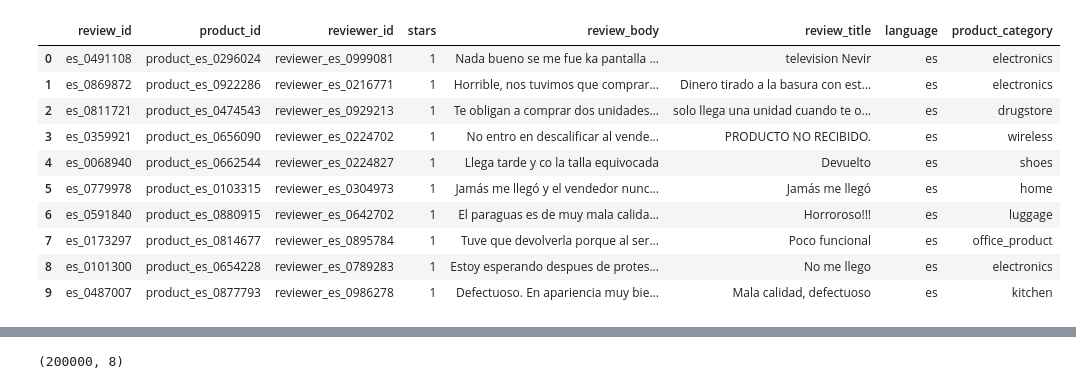
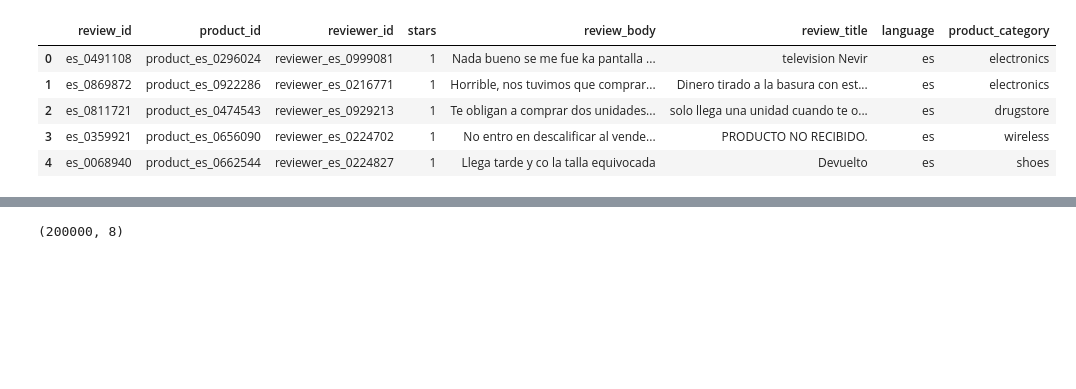
Before and after one commit to lusalmeron/Acamica-DS-Proyecto-3-NLP, a Jupyter notebook: Proyecto_3.ipynb, the cells around one changed output, grey strips where cells are left out. Cells and saved outputs as stored; diff of their text form; code cells hidden in the pictures; blank space fills up the shorter version.

```diff
--- a/Proyecto_3.ipynb
+++ b/Proyecto_3.ipynb
@@ -6,19 +6,14 @@ import seaborn as sns
 sns.set()
 # %%
 data = pd.read_json("dataset_amazon/dataset_es_train.json", lines = True)
-data.head(10)
+data.head()
 # %% [output]
 |  | review_id | product_id | reviewer_id | stars | review_body | review_title | language | product_category |
 | 0 | es_0491108 | product_es_0296024 | reviewer_es_0999081 | 1 | Nada bueno se me fue ka pantalla ... | television Nevir | es | electronics |
 | 1 | es_0869872 | product_es_0922286 | reviewer_es_0216771 | 1 | Horrible, nos tuvimos que comprar... | Dinero tirado a la basura con est... | es | electronics |
 | 2 | es_0811721 | product_es_0474543 | reviewer_es_0929213 | 1 | Te obligan a comprar dos unidades... | solo llega una unidad cuando te o... | es | drugstore |
 | 3 | es_0359921 | product_es_0656090 | reviewer_es_0224702 | 1 | No entro en descalificar al vende... | PRODUCTO NO RECIBIDO. | es | wireless |
 | 4 | es_0068940 | product_es_0662544 | reviewer_es_0224827 | 1 | Llega tarde y co la talla equivocada | Devuelto | es | shoes |
-| 5 | es_0779978 | product_es_0103315 | reviewer_es_0304973 | 1 | Jamás me llegó y el vendedor nunc... | Jamás me llegó | es | home |
-| 6 | es_0591840 | product_es_0880915 | reviewer_es_0642702 | 1 | El paraguas es de muy mala calida... | Horroroso!!! | es | luggage |
-| 7 | es_0173297 | product_es_0814677 | reviewer_es_0895784 | 1 | Tuve que devolverla porque al ser... | Poco funcional | es | office_product |
-| 8 | es_0101300 | product_es_0654228 | reviewer_es_0789283 | 1 | Estoy esperando despues de protes... | No me llego | es | electronics |
-| 9 | es_0487007 | product_es_0877793 | reviewer_es_0986278 | 1 | Defectuoso. En apariencia muy bie... | Mala calidad, defectuoso | es | kitchen |
 # %%
 data.tail(10)
 # %% [output]
```
Also changed, not shown: parts of 8 cells of this notebook.
